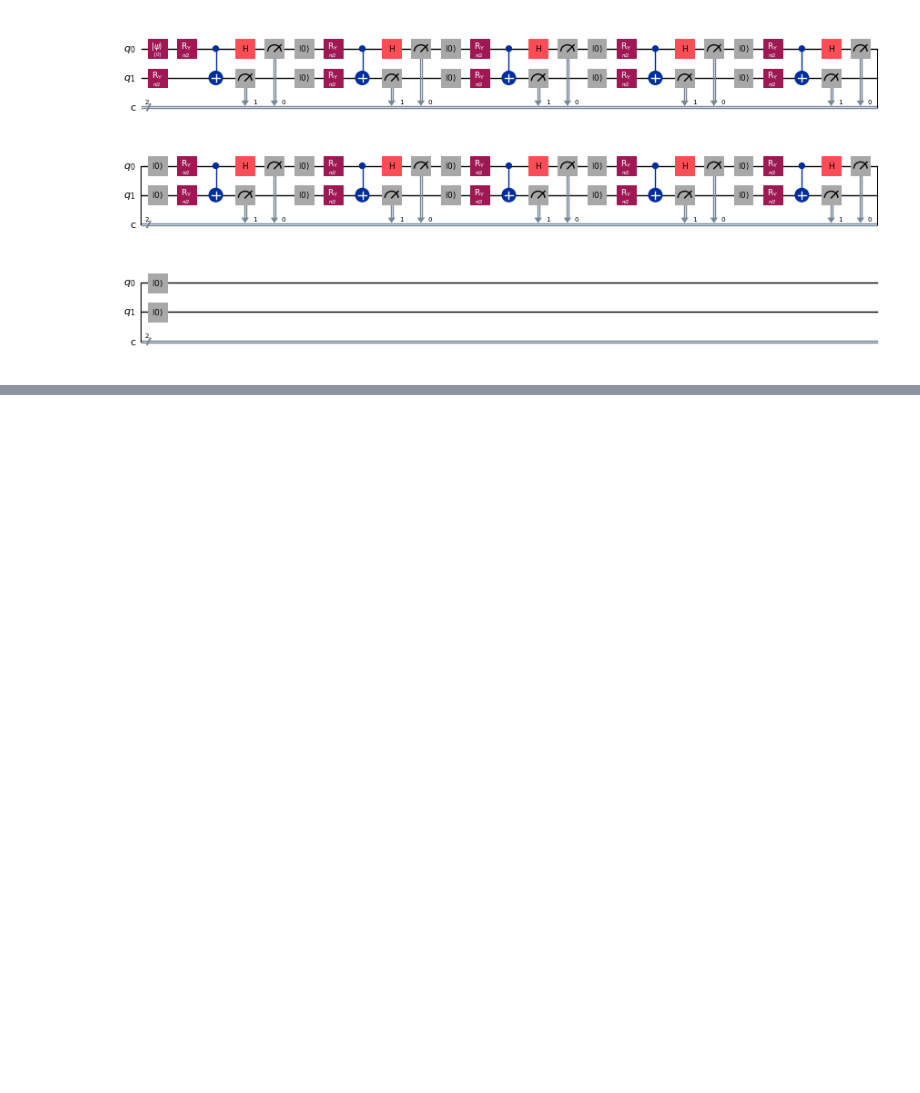
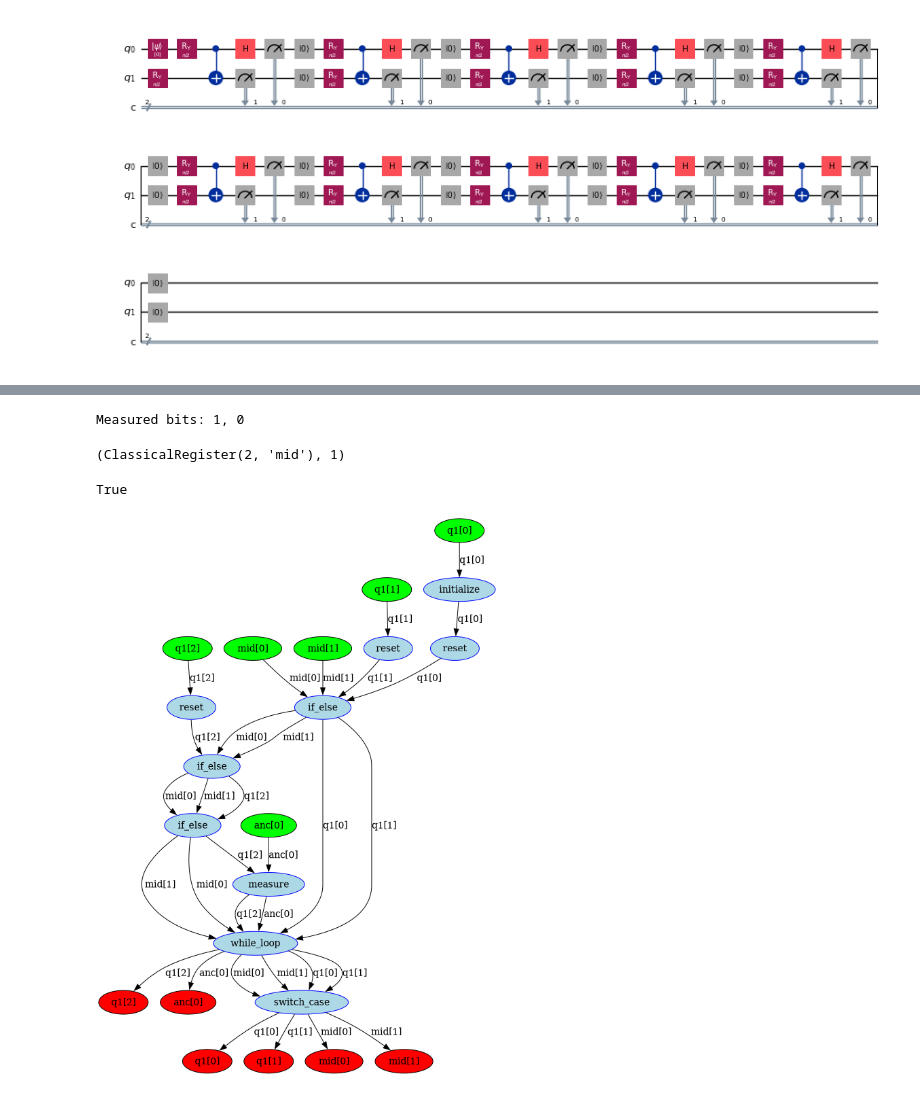
Before and after one commit to Acdimy/qreach-tools, a Jupyter notebook: python_pkg/test.ipynb, the cells around one changed output, grey strips where cells are left out. Drawn from its saved outputs; the diff is of its cells as text; code cells hidden in the pictures; blank space fills up the shorter version.

```diff
--- a/python_pkg/test.ipynb
+++ b/python_pkg/test.ipynb
@@ -388,0 +594,27 @@ circ.draw('mpl', scale=0.5)
+# %%
+backend = Aer.get_backend('aer_simulator')
+result = backend.run(circ, shots=1).result()
+counts = result.get_counts()
+measured = list(counts.keys())[0]  # e.g., '01', '10', '00', '11'
+
+print(f"Measured bits: {measured[-2]}, {measured[-1]}")
+# %% [output]
+Measured bits: 1, 0
+# %%
+circ.data[4].condition
+# %% [output]
+(ClassicalRegister(2, 'mid'), 1)
+# %%
+circ.data[4].params[0].data == circ.data[5].params[0].data
+# %% [output]
+True
+# %%
+from qiskit.converters import circuit_to_dag
+from qiskit.visualization import circuit_drawer
+from qiskit.visualization.dag_visualization import dag_drawer
+
+# Convert to DAG
+dag = circuit_to_dag(circ)
+dag_drawer(dag)
+# %% [output]
+[figure, added]
```
Also changed, not shown: parts of 17 cells of this notebook, 9 other files.
